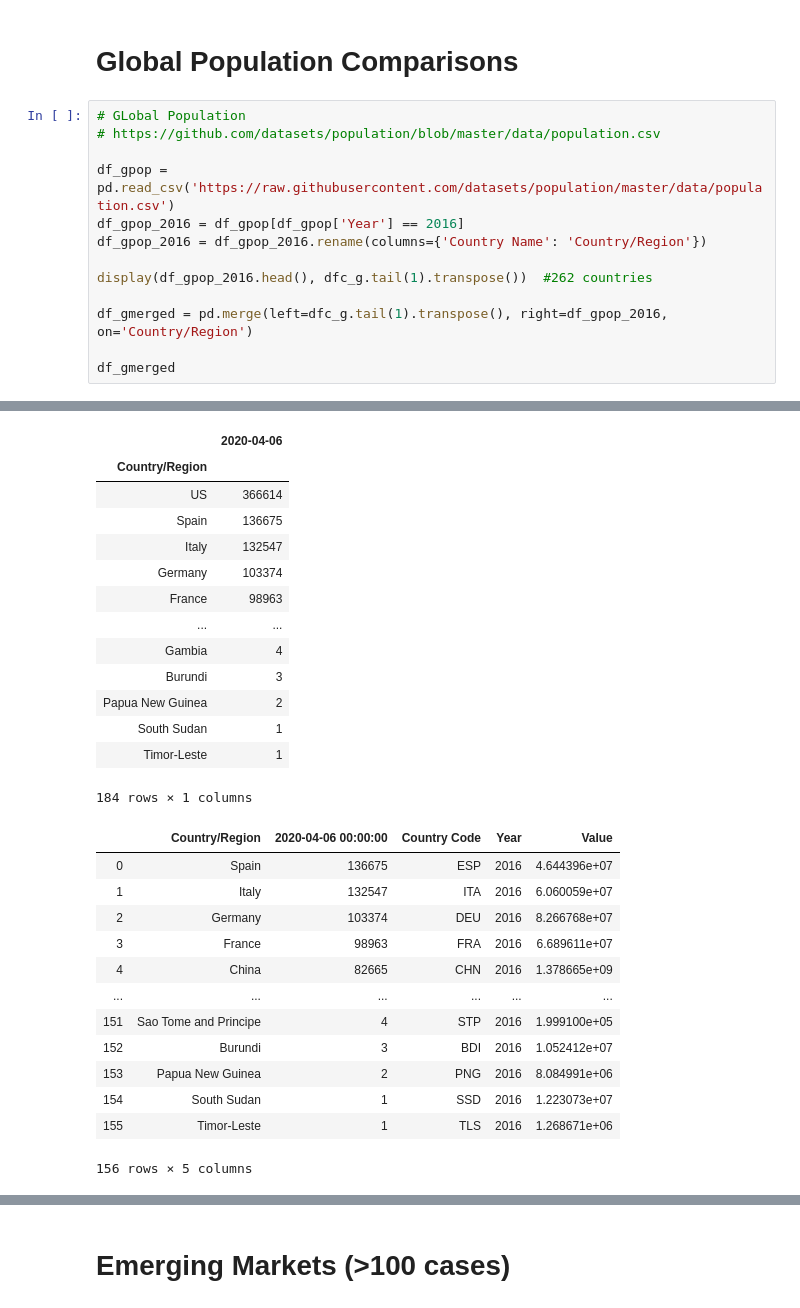
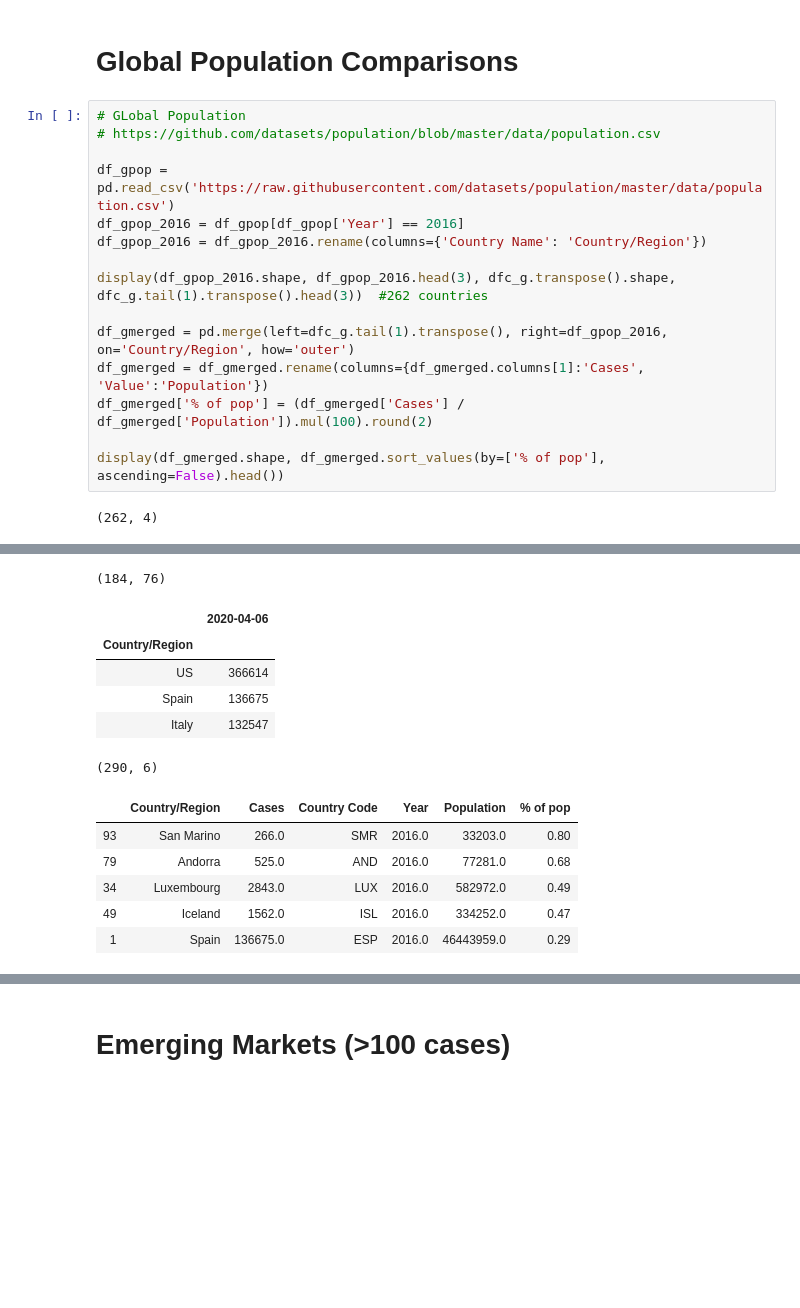
Before and after one commit to dougfoo/machineLearning, a Jupyter notebook: covid/COVID-global-working.ipynb, the cells around one changed output, grey strips where cells are left out. Saved outputs shown, nothing was run; the diff lists cells and outputs as text; blank space fills up the shorter version.

```diff
--- a/covid/COVID-global-working.ipynb
+++ b/covid/COVID-global-working.ipynb
@@ -476,10 +476,13 @@ df_gpop = pd.read_csv('https://raw.githubusercontent.com/datasets/population/mas
 df_gpop_2016 = df_gpop[df_gpop['Year'] == 2016]
 df_gpop_2016 = df_gpop_2016.rename(columns={'Country Name': 'Country/Region'})
 
-display(df_gpop_2016.head(), dfc_g.tail(1).transpose())  #262 countries
+display(df_gpop_2016.shape, df_gpop_2016.head(3), dfc_g.transpose().shape, dfc_g.tail(1).transpose().head(3))  #262 countries
 
-df_gmerged = pd.merge(left=dfc_g.tail(1).transpose(), right=df_gpop_2016, on='Country/Region')
+df_gmerged = pd.merge(left=dfc_g.tail(1).transpose(), right=df_gpop_2016, on='Country/Region', how='outer')
+df_gmerged = df_gmerged.rename(columns={df_gmerged.columns[1]:'Cases', 'Value':'Population'})
+df_gmerged['% of pop'] = (df_gmerged['Cases'] / df_gmerged['Population']).mul(100).round(2)
 
-df_gmerged
+display(df_gmerged.shape, df_gmerged.sort_values(by=['% of pop'], ascending=False).head())
 # %% [output]
+(262, 4)
 |  | Country/Region | Country Code | Year | Value |
@@ -491,27 +492,13 @@ df_gmerged
+(184, 76)
 |  | 2020-04-06 |
 | Country/Region |  |
 | US | 366614 |
 | Spain | 136675 |
 | Italy | 132547 |
-| Germany | 103374 |
-| France | 98963 |
-| ... | ... |
-| Gambia | 4 |
-| Burundi | 3 |
-| Papua New Guinea | 2 |
-| South Sudan | 1 |
-| Timor-Leste | 1 |
-184 rows × 1 columns
+(290, 6)
-|  | Country/Region | 2020-04-06 00:00:00 | Country Code | Year | Value |
-| 0 | Spain | 136675 | ESP | 2016 | 4.644396e+07 |
-| 1 | Italy | 132547 | ITA | 2016 | 6.060059e+07 |
-| 2 | Germany | 103374 | DEU | 2016 | 8.266768e+07 |
-| 3 | France | 98963 | FRA | 2016 | 6.689611e+07 |
-| 4 | China | 82665 | CHN | 2016 | 1.378665e+09 |
-| ... | ... | ... | ... | ... | ... |
-| 151 | Sao Tome and Principe | 4 | STP | 2016 | 1.999100e+05 |
-| 152 | Burundi | 3 | BDI | 2016 | 1.052412e+07 |
-| 153 | Papua New Guinea | 2 | PNG | 2016 | 8.084991e+06 |
-| 154 | South Sudan | 1 | SSD | 2016 | 1.223073e+07 |
-| 155 | Timor-Leste | 1 | TLS | 2016 | 1.268671e+06 |
+|  | Country/Region | Cases | Country Code | Year | Population | % of pop |
+| 93 | San Marino | 266.0 | SMR | 2016.0 | 33203.0 | 0.80 |
+| 79 | Andorra | 525.0 | AND | 2016.0 | 77281.0 | 0.68 |
+| 34 | Luxembourg | 2843.0 | LUX | 2016.0 | 582972.0 | 0.49 |
+| 49 | Iceland | 1562.0 | ISL | 2016.0 | 334252.0 | 0.47 |
+| 1 | Spain | 136675.0 | ESP | 2016.0 | 46443959.0 | 0.29 |
-156 rows × 5 columns
```
Also changed, not shown: parts of 2 cells of this notebook.
